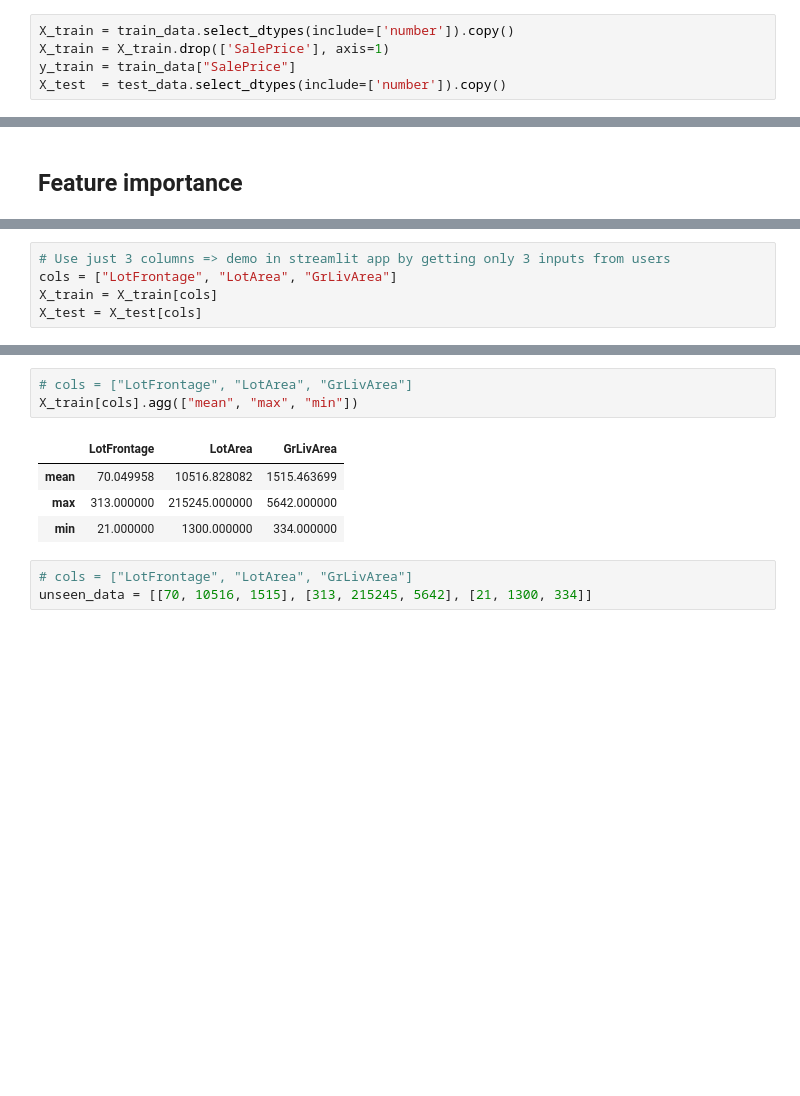
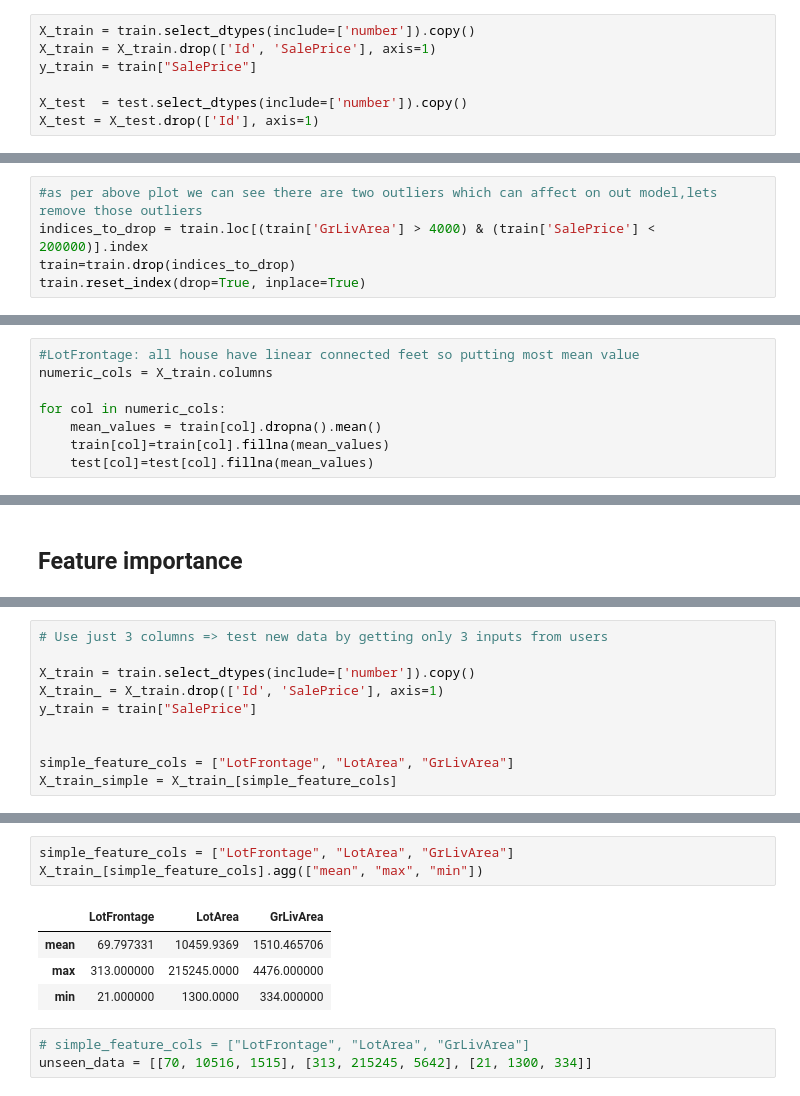
Before and after one commit to kaiyoo/tutorials, a Jupyter notebook: tutorial-house-price-prediction.ipynb, the cells around one changed output, grey strips where cells are left out. Saved outputs shown, nothing was run; the diff lists cells and outputs as text; blank space fills up the shorter version.

```diff
--- a/tutorial-house-price-prediction.ipynb
+++ b/tutorial-house-price-prediction.ipynb
@@ -33,8 +26,10 @@ test_data  = pd.read_csv('../input/house-prices-advanced-regression-techniques/t
 # %%
-X_train = train_data.select_dtypes(include=['number']).copy()
-X_train = X_train.drop(['SalePrice'], axis=1)
-y_train = train_data["SalePrice"]
-X_test  = test_data.select_dtypes(include=['number']).copy()
+X_train = train.select_dtypes(include=['number']).copy()
+X_train = X_train.drop(['Id', 'SalePrice'], axis=1)
+y_train = train["SalePrice"]
+
+X_test  = test.select_dtypes(include=['number']).copy()
+X_test = X_test.drop(['Id'], axis=1)
 # %%
 X_train.head()
 # %% [output]
@@ -48,0 +51,5 @@ X_train.head()
+# %%
+#as per above plot we can see there are two outliers which can affect on out model,lets remove those outliers
+indices_to_drop = train.loc[(train['GrLivArea'] > 4000) & (train['SalePrice'] < 200000)].index
+train=train.drop(indices_to_drop)
+train.reset_index(drop=True, inplace=True)
@@ -48,0 +116,8 @@ X_train.head()
+# %%
+#LotFrontage: all house have linear connected feet so putting most mean value
+numeric_cols = X_train.columns
+
+for col in numeric_cols:
+    mean_values = train[col].dropna().mean()
+    train[col]=train[col].fillna(mean_values)
+    test[col]=test[col].fillna(mean_values)
@@ -111,6 +227,11 @@ plt.show();
 # %%
-# Use just 3 columns => demo in streamlit app by getting only 3 inputs from users
-cols = ["LotFrontage", "LotArea", "GrLivArea"]
-X_train = X_train[cols]
-X_test = X_test[cols]
+# Use just 3 columns => test new data by getting only 3 inputs from users
+
+X_train = train.select_dtypes(include=['number']).copy()
+X_train_ = X_train.drop(['Id', 'SalePrice'], axis=1)
+y_train = train["SalePrice"]
+
+
+simple_feature_cols = ["LotFrontage", "LotArea", "GrLivArea"]
+X_train_simple = X_train_[simple_feature_cols]
 # %%
@@ -153,14 +265,14 @@ XGBRegressor(base_score=None, booster=None, callbacks=None,
              num_parallel_tree=None, random_state=None, ...)
 # %%
-# cols = ["LotFrontage", "LotArea", "GrLivArea"]
-X_train[cols].agg(["mean", "max", "min"])
+simple_feature_cols = ["LotFrontage", "LotArea", "GrLivArea"]
+X_train_[simple_feature_cols].agg(["mean", "max", "min"])
 # %% [output]
 |  | LotFrontage | LotArea | GrLivArea |
-| mean | 70.049958 | 10516.828082 | 1515.463699 |
-| max | 313.000000 | 215245.000000 | 5642.000000 |
-| min | 21.000000 | 1300.000000 | 334.000000 |
+| mean | 69.797331 | 10459.9369 | 1510.465706 |
+| max | 313.000000 | 215245.0000 | 4476.000000 |
+| min | 21.000000 | 1300.0000 | 334.000000 |
 # %%
-# cols = ["LotFrontage", "LotArea", "GrLivArea"]
+# simple_feature_cols = ["LotFrontage", "LotArea", "GrLivArea"]
 unseen_data = [[70, 10516, 1515], [313, 215245, 5642], [21, 1300, 334]]
 # %%
 result = regressor.predict(unseen_data)
```
Also changed, not shown: parts of 34 cells of this notebook.
